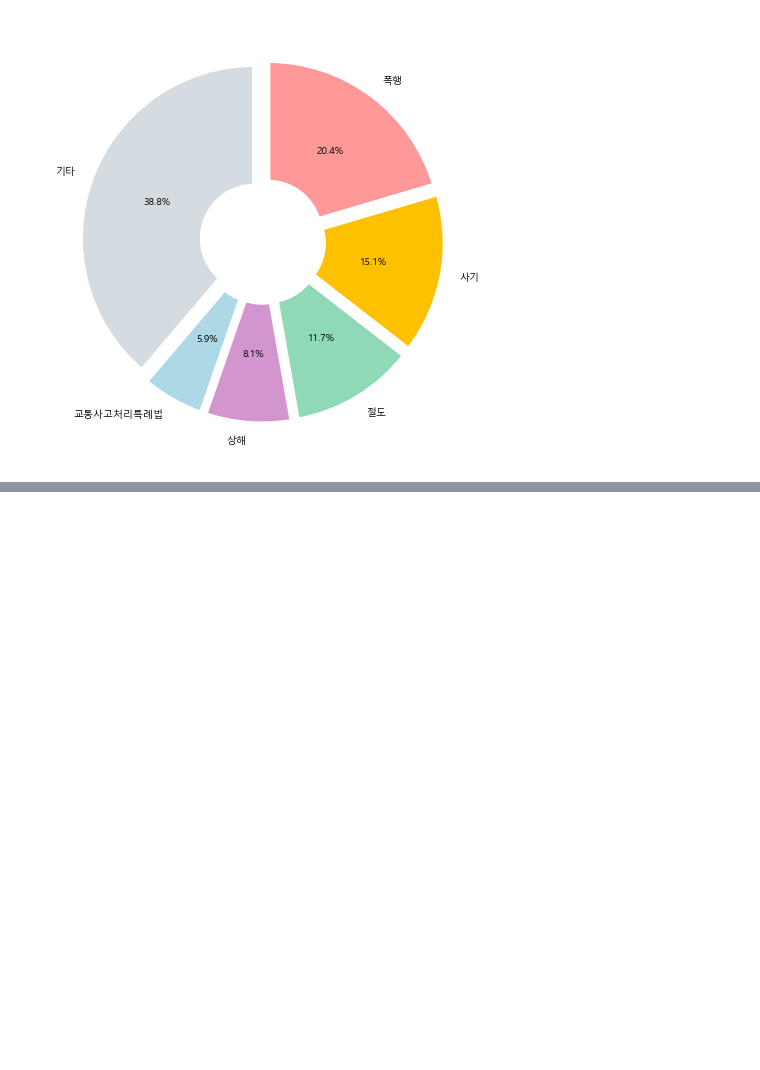
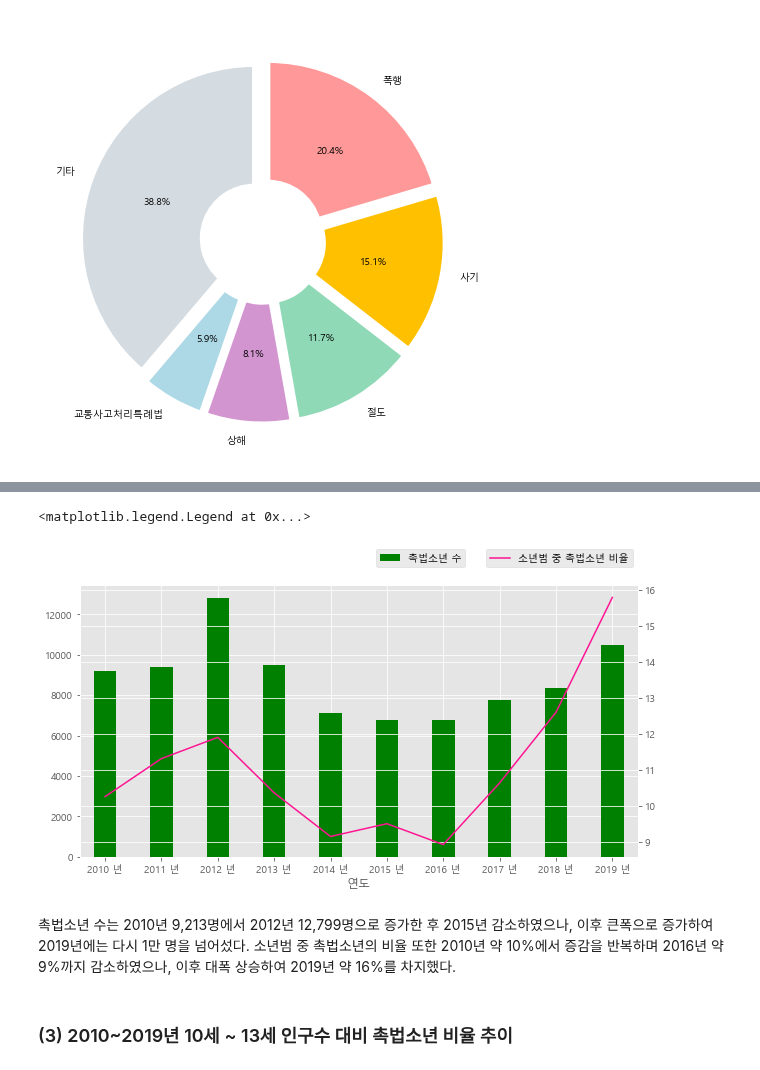
Before and after one commit to hkim11656/crime_analysis, a Jupyter notebook: 07_연령별 소년범죄 비율_김현화.ipynb, the cells around one changed output, grey strips where cells are left out. Saved outputs shown, nothing was run; the diff lists cells and outputs as text; code cells hidden in the pictures; blank space fills up the shorter version.

```diff
--- a/07_연령별 소년범죄 비율_김현화.ipynb
+++ b/07_연령별 소년범죄 비율_김현화.ipynb
@@ -617,0 +928,7 @@ plt.show()
+# %%
+# 인덱스 초기화
+df3_under14.reset_index(drop=False, inplace=True)
+
+# 데이터프레임 붙이기
+df_under14_c = pd.concat([df3_under14, df5], axis=1)
+df_under14_c
@@ -617,0 +947,14 @@ plt.show()
+# %%
+# 필요없는 컬럼 삭제
+df_under14_c = df_under14_c.drop(['계', '연도'], axis=1).copy()
+
+# index를 인덱스로 설정
+df_under14_c.set_index('index', inplace = True)
+
+# 컬럼명 변경
+df_under14_c.columns = ['소년범 수', '촉법소년 수']
+
+# index name 변경
+df_under14_c.index.name = '연도'
+
+df_under14_c
@@ -617,0 +974,7 @@ plt.show()
+# %%
+# 데이터 타입 변경
+df_under14_c = df_under14_c.apply(pd.to_numeric)
+# %%
+# 소년범 대비 촉법소년 비율 추가
+df_under14_c['촉법소년 비율'] = df_under14_c['촉법소년 수']/df_under14_c['소년범 수']*100
+df_under14_c
@@ -617,0 +994,24 @@ plt.show()
+# %%
+plt.style.use('ggplot')
+
+fig, ax1 = plt.subplots()
+ax2 = ax1.twinx()
+
+gr1 = df_under14_c['촉법소년 수'] # 촉법소년 수 추이
+gr2 = df_under14_c['촉법소년 비율'] # 소년범 중 촉법소년 비율 추이
+
+
+gr1.plot(kind='bar', ax=ax1, color='green', label='촉법소년 수', rot=0, figsize=(10, 5), width=0.4)
+gr2.plot(kind='line', ax=ax2, color='deeppink', label='소년범 중 촉법소년 비율')
+
+
+plt.legend()
+ax1.legend(bbox_to_anchor =(0.7, 1.15), ncol = 2)
+ax2.legend(bbox_to_anchor =(1.0, 1.15), ncol = 2)
+# %% [output]
+<matplotlib.legend.Legend at 0x...>
+[figure, added]
+# %% [markdown]
+촉법소년 수는 2010년 9,213명에서 2012년 12,799명으로 증가한 후 2015년 감소하였으나, 이후 큰폭으로 증가하여 2019년에는 다시 1만 명을 넘어섰다. 소년범 중 촉법소년의 비율 또한 2010년 약 10%에서 증감을 반복하며 2016년 약 9%까지 감소하였으나, 이후 대폭 상승하여 2019년 약 16%를 차지했다.
+# %% [markdown]
+### (3) 2010~2019년 10세 ~ 13세 인구수 대비 촉법소년 비율 추이
```
Also changed, not shown: parts of 50 cells of this notebook, 5 other files.
